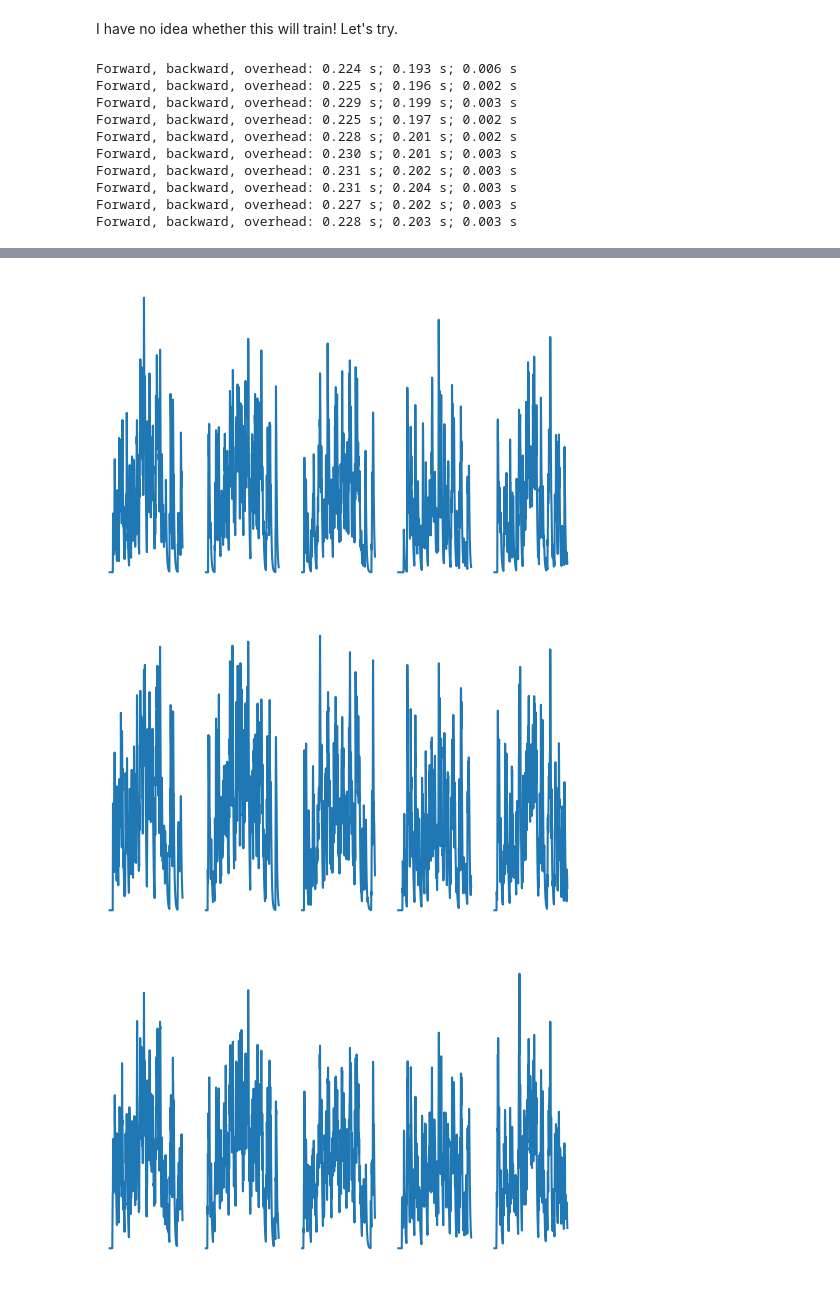
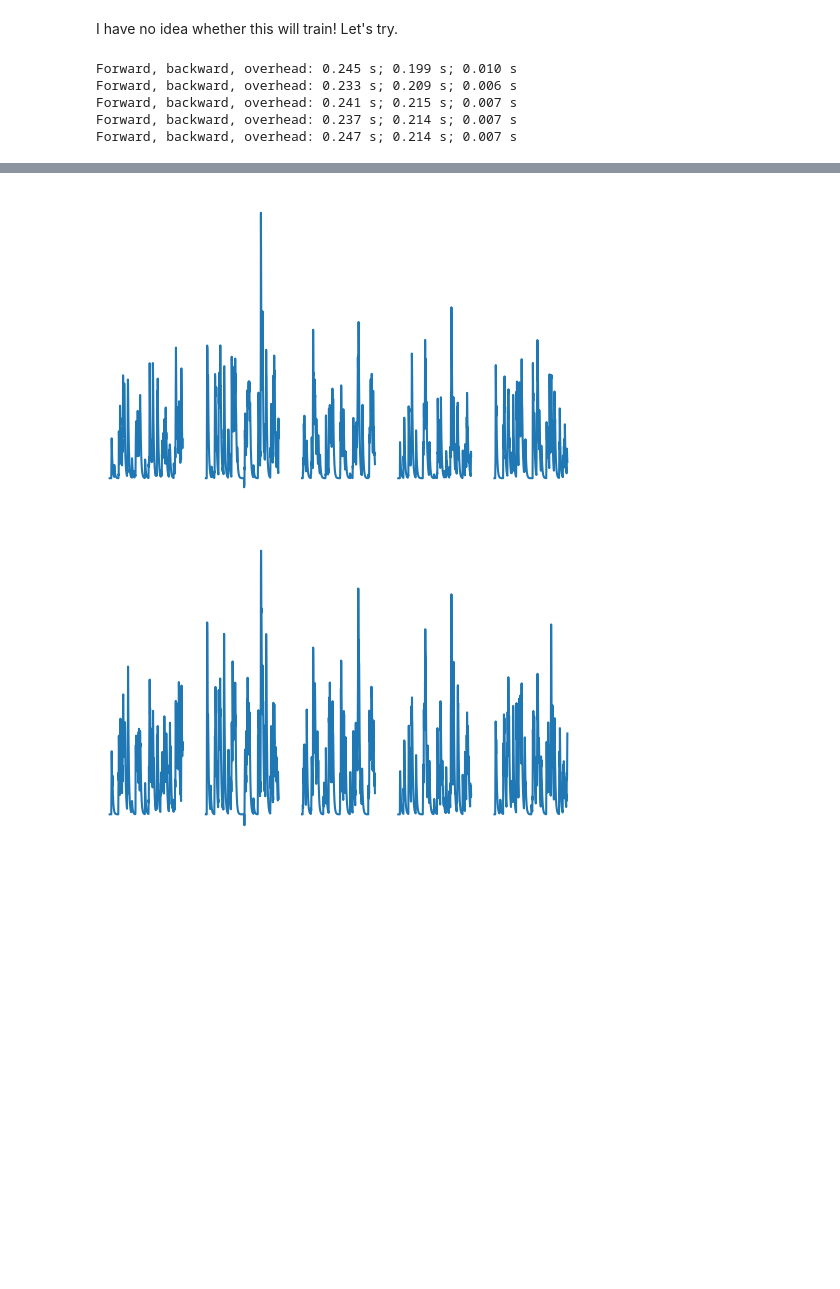
Before and after one commit to kernfel/cantata, a Jupyter notebook: workbench.ipynb, the cells around one changed output, grey strips where cells are left out. Cells and saved outputs as stored; diff of their text form; code cells hidden in the pictures; blank space fills up the shorter version.

```diff
--- a/workbench.ipynb
+++ b/workbench.ipynb
@@ -58,0 +59,21 @@ ovis.plot_voltage_traces(output, fig=plt.figure(dpi=100));
+# %%
+# Delay testing
+cantata.cfg.batch_size = 15
+cantata.cfg.model.populations.Exc1.targets.Exc1.density = 1
+cantata.cfg.model.populations.Exc1.targets.Exc1.delay = 5e-3
+cantata.cfg.model.populations.Exc1.targets.Inh1.density = 0
+cantata.cfg.model.populations.Inh1.targets.Exc1.density = 0
+cantata.cfg.model.populations.Inh1.targets.Inh1.density = 0
+cantata.cfg.model.populations.Inh1.targets.Inh1.delay = 3e-3
+model = cantata.Module(record_hidden = True)
+with torch.no_grad():
+    model.w_in[:] = .008
+    model.w[:] = .5
+model(torch.ones(cantata.cfg.batch_size, cantata.cfg.n_steps, cantata.cfg.n_inputs, **cantata.cfg.tspec))
+ax = ovis.plot_voltage_traces(model.mem_rec[:,:20,:], fig=plt.figure(figsize=(20,10)))
+for a in ax:
+    a.plot([0,20],[1,1])
+
+ax = ovis.plot_voltage_traces(model.syn_rec[:,:20,:], fig=plt.figure(figsize=(20,10)))
+
+# print(model.spk_rec[0, :20])
@@ -70,7 +126,7 @@ with torch.no_grad():
 
 optimizer = torch.optim.Adam(model.parameters(), lr=2e-3, betas=(0.9,0.999)) # The optimizer we are going to use
 
-epochs, reporting_interval = 200, 20
+epochs, reporting_interval = 50, 10
 t_forward = t_backward = overhead = 0
 tic = time.perf_counter()
 
@@ -113,13 +169,8 @@ for e in range(epochs):
         print("Forward, backward, overhead: %0.3f s; %0.3f s; %0.3f s" % (t_forward, t_backward, overhead))
         t_forward = t_backward = overhead = 0
 # %% [output]
-Forward, backward, overhead: 0.224 s; 0.193 s; 0.006 s
-Forward, backward, overhead: 0.225 s; 0.196 s; 0.002 s
-Forward, backward, overhead: 0.229 s; 0.199 s; 0.003 s
-Forward, backward, overhead: 0.225 s; 0.197 s; 0.002 s
-Forward, backward, overhead: 0.228 s; 0.201 s; 0.002 s
-Forward, backward, overhead: 0.230 s; 0.201 s; 0.003 s
-Forward, backward, overhead: 0.231 s; 0.202 s; 0.003 s
-Forward, backward, overhead: 0.231 s; 0.204 s; 0.003 s
-Forward, backward, overhead: 0.227 s; 0.202 s; 0.003 s
-Forward, backward, overhead: 0.228 s; 0.203 s; 0.003 s
+Forward, backward, overhead: 0.245 s; 0.199 s; 0.010 s
+Forward, backward, overhead: 0.233 s; 0.209 s; 0.006 s
+Forward, backward, overhead: 0.241 s; 0.215 s; 0.007 s
+Forward, backward, overhead: 0.237 s; 0.214 s; 0.007 s
+Forward, backward, overhead: 0.247 s; 0.214 s; 0.007 s
@@ -130,3 +181,2 @@ Forward, backward, overhead: 0.228 s; 0.203 s; 0.003 s
-[figure, old version]
+[figure, new version]
-[figure, old version]
+[figure, new version]
-[figure, removed]
```
Also changed, not shown: parts of 12 cells of this notebook, 1 other file.
